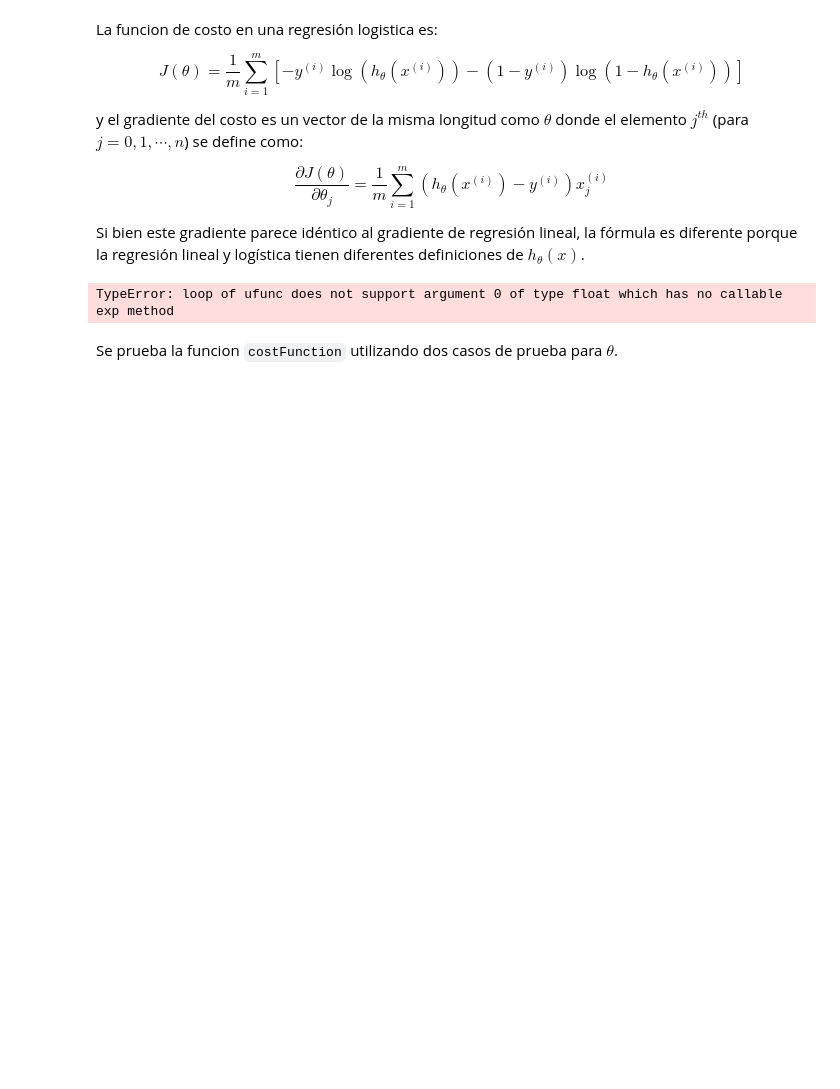
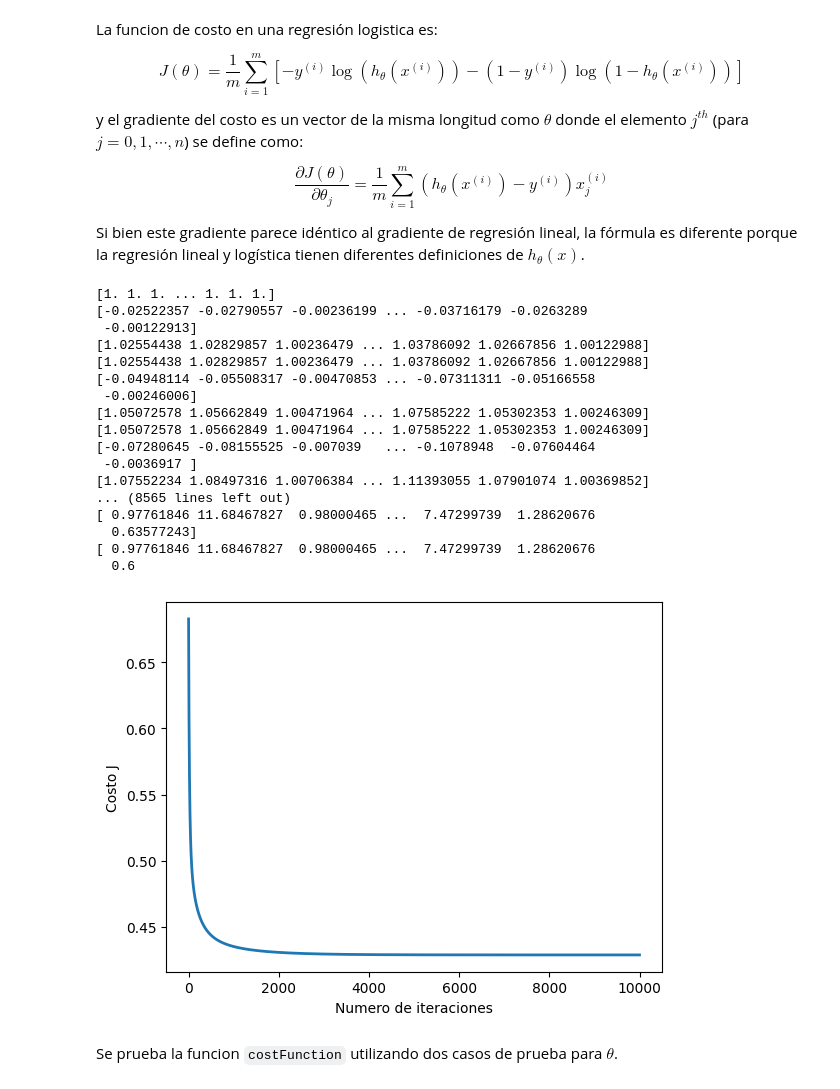
Before and after one commit to RodrigoRosario345/Laboratorio_10_Rodrigo_Rosario_Sis420, a Jupyter notebook: reg_log_01.ipynb, the cells around one changed output. Drawn from its saved outputs; the diff is of its cells as text; code cells hidden in the pictures; blank space fills up the shorter version.

```diff
--- a/reg_log_01.ipynb
+++ b/reg_log_01.ipynb
@@ -281,28 +290,45 @@ def descensoGradiente(theta, X, y, alpha, num_iters):
     return theta, J_history
 # %%
 # Elegir algun valor para alpha (probar varias alternativas)
-alpha = 0.001
-num_iters = 100
+alpha = 0.05
+num_iters = 10000
 
 # inicializa theta y ejecuta el descenso por el gradiente
 theta = np.zeros(7)
 theta, J_history = descensoGradiente(theta, X, y, alpha, num_iters)
 
 # Grafica la convergencia del costo
 pyplot.plot(np.arange(len(J_history)), J_history, lw=2)
 pyplot.xlabel('Numero de iteraciones')
 pyplot.ylabel('Costo J')
 
 # Muestra los resultados del descenso por el gradiente
 print('theta calculado por el descenso por el gradiente: {:s}'.format(str(theta)))
 
 # verificar si ingresa o no a la universidad
-X_array = [1, 34, 1, 1, 0, 3, 56.95]
+X_array = [1, 0.10869565,  0.,          1.,         -1.,         1.,         -0.24655014]
 aprueba = sigmoid(np.dot(X_array, theta))   # Se debe cambiar esto
 
 print(f"Un estudiante con nota del examen 1: {X_array[1]} y nota del examen 2: {X_array[2]} (usando el descenso por el gradiente):{aprueba}")
 # %% [output]
-TypeError: loop of ufunc does not support argument 0 of type float which has no callable exp method
+[1. 1. 1. ... 1. 1. 1.]
+[-0.02522357 -0.02790557 -0.00236199 ... -0.03716179 -0.0263289
+ -0.00122913]
+[1.02554438 1.02829857 1.00236479 ... 1.03786092 1.02667856 1.00122988]
+[1.02554438 1.02829857 1.00236479 ... 1.03786092 1.02667856 1.00122988]
+[-0.04948114 -0.05508317 -0.00470853 ... -0.07311311 -0.05166558
+ -0.00246006]
+[1.05072578 1.05662849 1.00471964 ... 1.07585222 1.05302353 1.00246309]
+[1.05072578 1.05662849 1.00471964 ... 1.07585222 1.05302353 1.00246309]
+[-0.07280645 -0.08155525 -0.007039   ... -0.1078948  -0.07604464
+ -0.0036917 ]
+[1.07552234 1.08497316 1.00706384 ... 1.11393055 1.07901074 1.00369852]
+... (8565 lines left out)
+[ 0.97761846 11.68467827  0.98000465 ...  7.47299739  1.28620676
+  0.63577243]
+[ 0.97761846 11.68467827  0.98000465 ...  7.47299739  1.28620676
+  0.6
+[figure, added]
 # %%
 def costFunction(theta, X, y):
     # Inicializar algunos valores utiles
```
Also changed, not shown: parts of 10 cells of this notebook.
